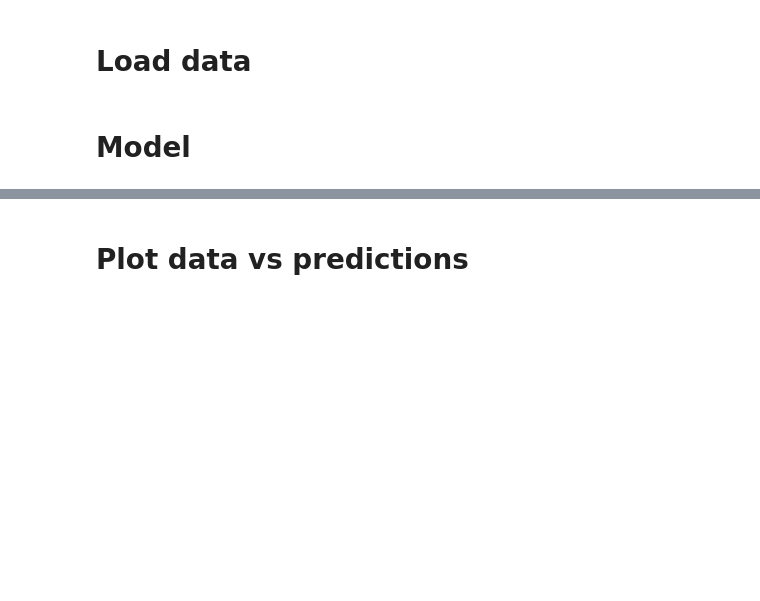
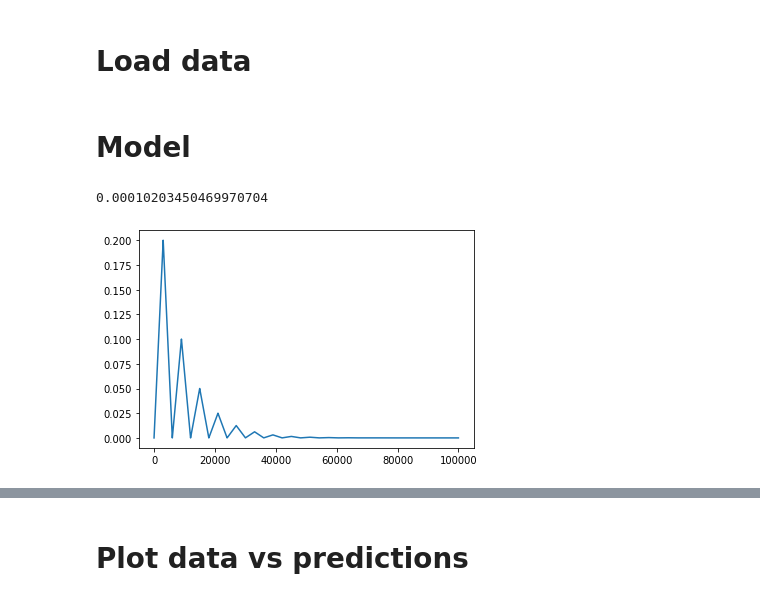
Before and after one commit to Shaier/DINN, a Jupyter notebook: test.ipynb, the cells around one changed output, grey strips where cells are left out. Saved outputs shown, nothing was run; the diff lists cells and outputs as text; code cells hidden in the pictures; blank space fills up the shorter version.

```diff
--- a/test.ipynb
+++ b/test.ipynb
@@ -15,6 +19,32 @@ tSI_data = genfromtxt('tSI_data.csv', delimiter=',') #in the form of [t, S, I]
 tao_data = genfromtxt('tao_data.csv', delimiter=',') #in the form of [t, tao_star, T_star, u]
 # %% [markdown]
 # Model
+# %%
+import torch
+import torch.nn as nn
+import matplotlib.pyplot as plt
+
+model = torch.nn.Linear(2, 1)
+optimizer = torch.optim.SGD(model.parameters(), lr=0.05)
+#lambda1 = lambda epoch: 0.9999 ** epoch
+#scheduler = torch.optim.lr_scheduler.LambdaLR(optimizer, lr_lambda=lambda1, last_epoch = -1)
+#scheduler = torch.optim.lr_scheduler.CyclicLR(optimizer, base_lr=0.001, max_lr=0.1,step_size_up=3000, mode="exp_range",gamma=0.85)
+scheduler = torch.optim.lr_scheduler.CyclicLR(optimizer, base_lr=1e-4, max_lr=2e-1, step_size_up=3000, mode="triangular2", cycle_momentum=False)
+
+lrs = []
+
+
+for i in range(100000):
+    optimizer.step()
+    #print(optimizer.param_groups[0]["lr"])
+    lrs.append(optimizer.param_groups[0]["lr"])
+    scheduler.step()
+
+plt.plot(lrs)
+print(lrs[-1])
+# %% [output]
+0.00010203450469970704
+[figure, added]
 # %%
 class DINN:
     def __init__(self, t, S_data, I_data, tao_data, T_star_data, u_data): #t, S_data, I_data, tao_data, T_star_data, u
```
Also changed, not shown: parts of 7 cells of this notebook, 17 other files.
